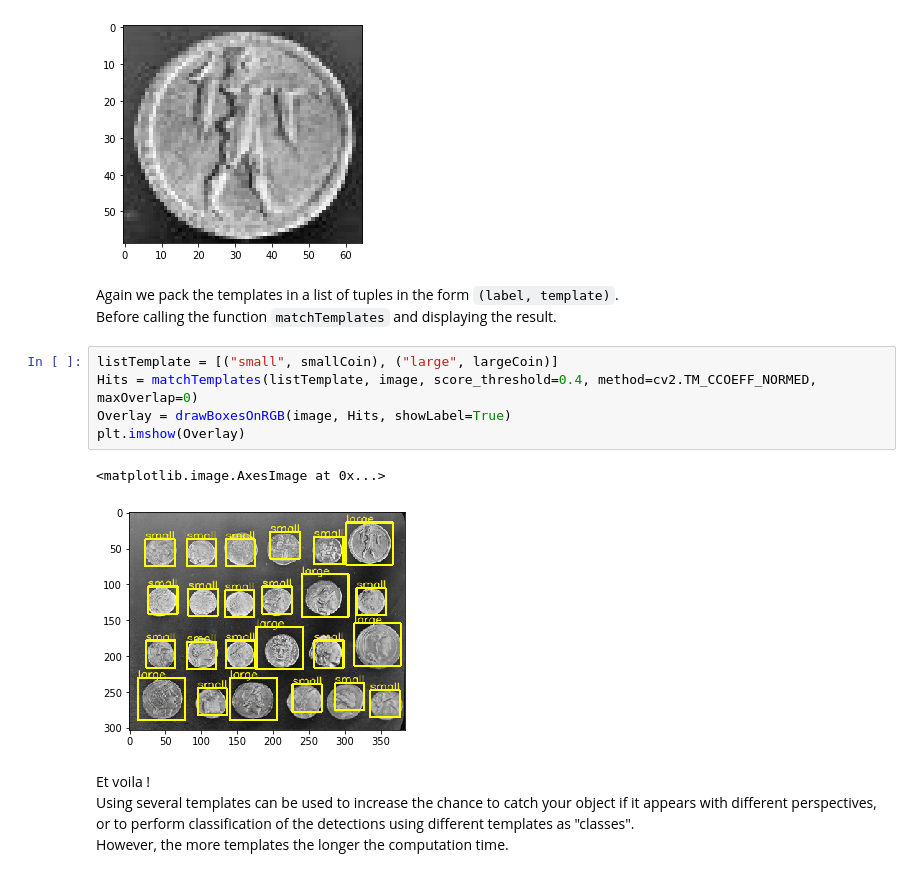
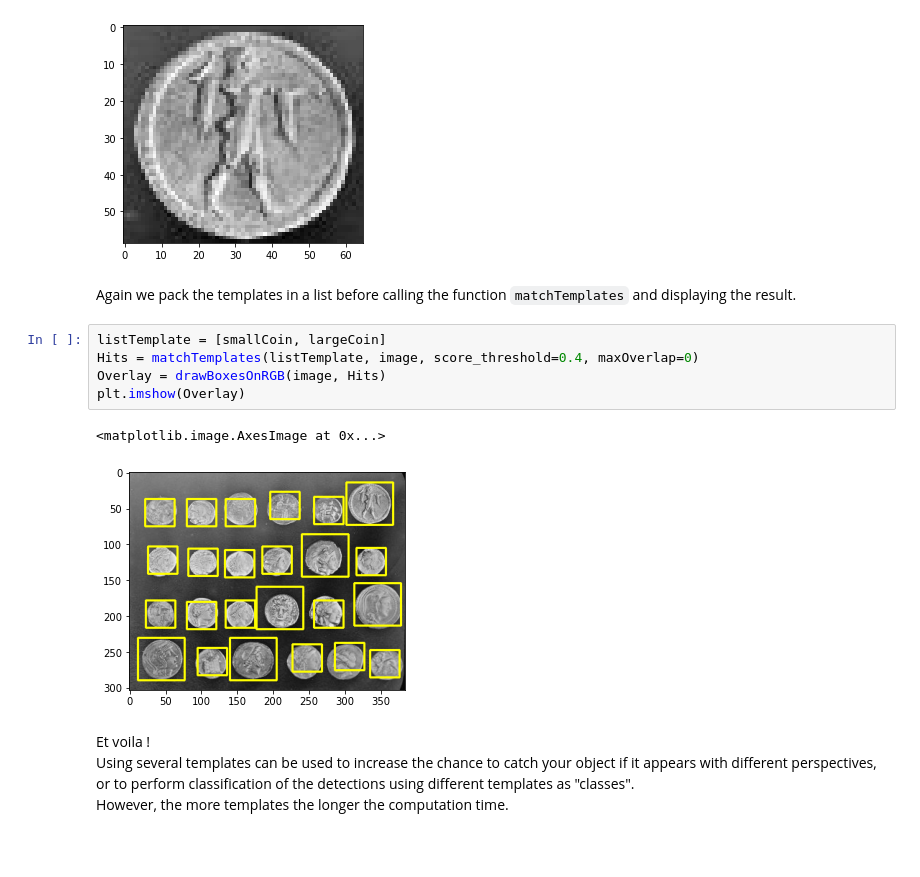
Before and after one commit to multi-template-matching/MultiTemplateMatching-Python, a Jupyter notebook: tutorials/Tutorial1-Introduction.ipynb, the cells around one changed output. Drawn from its saved outputs; the diff is of its cells as text; blank space fills up the shorter version.

```diff
--- a/tutorials/Tutorial1-Introduction.ipynb
+++ b/tutorials/Tutorial1-Introduction.ipynb
@@ -144,16 +149,15 @@ plt.imshow(largeCoin, cmap="gray")
 [figure]
 [figure]
 # %% [markdown]
-Again we pack the templates in a list of tuples in the form `(label, template)`.
-Before calling the function `matchTemplates` and displaying the result.
+Again we pack the templates in a list before calling the function `matchTemplates` and displaying the result.
 # %%
-listTemplate = [("small", smallCoin), ("large", largeCoin)]
-Hits = matchTemplates(listTemplate, image, score_threshold=0.4, method=cv2.TM_CCOEFF_NORMED, maxOverlap=0)
-Overlay = drawBoxesOnRGB(image, Hits, showLabel=True)
+listTemplate = [smallCoin, largeCoin]
+Hits = matchTemplates(listTemplate, image, score_threshold=0.4, maxOverlap=0)
+Overlay = drawBoxesOnRGB(image, Hits)
 plt.imshow(Overlay)
 # %% [output]
 <matplotlib.image.AxesImage at 0x...>
-[figure, old version]
+[figure, new version]
 # %% [markdown]
 Et voila !
 Using several templates can be used to increase the chance to catch your object if it appears with different perspectives, or to perform classification of the detections using different templates as "classes".
```
Also changed, not shown: parts of 8 cells of this notebook, 1 other file.
